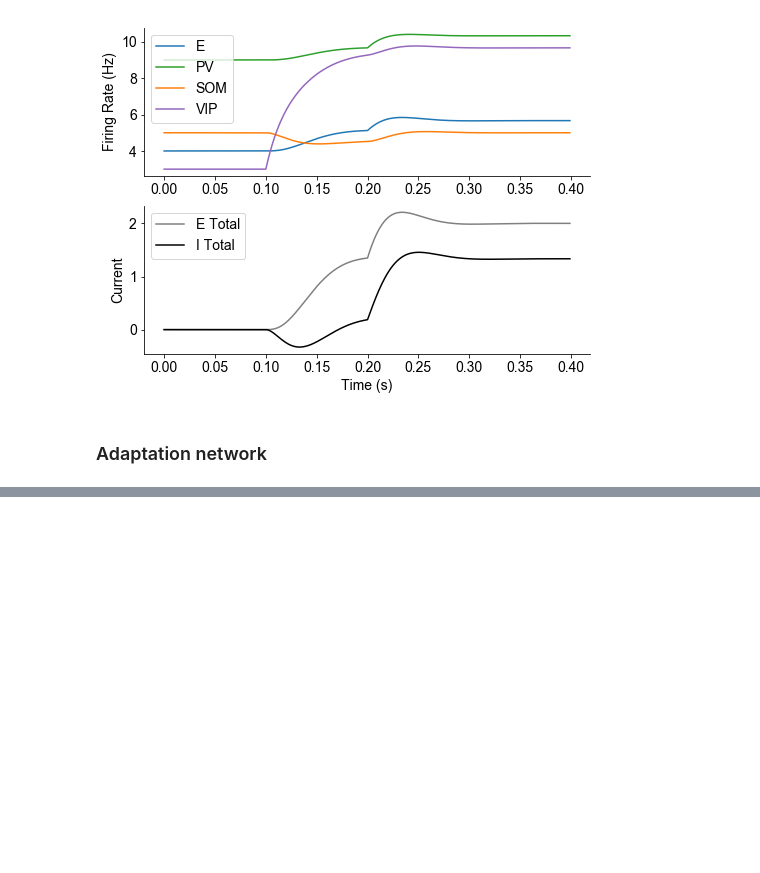
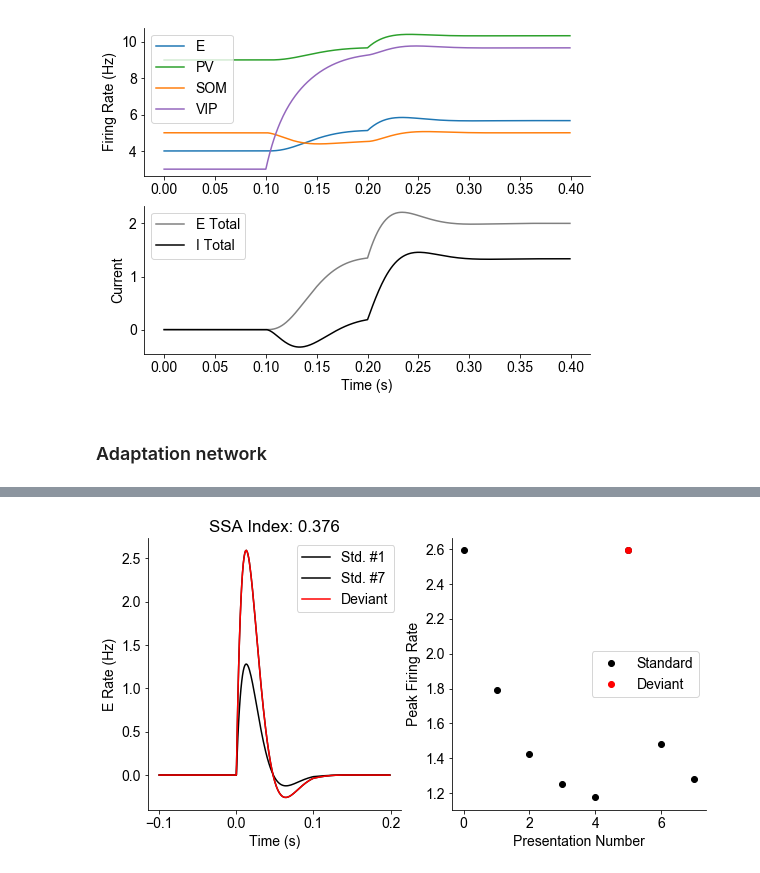
Before and after one commit to rdgao/1E3I, a Jupyter notebook: notebooks/rate_model.ipynb, the cells around one changed output, grey strips where cells are left out. Cells and saved outputs as stored; diff of their text form; code cells hidden in the pictures; blank space fills up the shorter version.

```diff
--- a/notebooks/rate_model.ipynb
+++ b/notebooks/rate_model.ipynb
@@ -207,8 +239,0 @@ plot_rates(t,r[:,:4]+r0, W)
-# %%
-r2b = np.vstack((np.linspace(1,0,n_pulses), np.zeros((2,n_pulses)))).T # color
-plt.figure(figsize=(5,5))
-t_trial, r_trial = stim_trig(r, stim_times, dt)
-[plt.plot(t_trial, r_trial[i,:,0].T+r0[0], color=r2b[i], label='Pres. #%i'%(i+1)) for i in range(len(stim_times))]
-plt.xlabel('Time (s)'); plt.ylabel('E Rate (Hz)')
-plt.legend(); plt.title('SSA Index: %.3f'%(SSA(r0[:,None]+r_trial[:4,:,0])))
-sns.despine()
@@ -216,0 +259,16 @@ sns.despine()
+# %%
+plt.figure(figsize=(10,5))
+plt.subplot(1,2,1)
+[plt.plot(t_trial, r_trial_std[i,:,0].T, 'k', alpha=1-i*(1/len(stim_times_std))*0, label='Std. #%i'%(i+1)) for i in [0, len(stim_times_std)-1]]
+plt.plot(t_trial, r_trial_dev[0,:,0], 'r', label='Deviant')
+plt.xlabel('Time (s)'); plt.ylabel('E Rate (Hz)')
+plt.legend(); plt.title('SSA Index: %.3f'%(ssa))
+sns.despine()
+
+plt.subplot(1,2,2)
+plt.plot(trial_fr, 'ko', label='Standard');
+plt.plot(dev_trial, trial_fr[dev_trial], 'ro', label='Deviant');
+plt.xlabel('Presentation Number'); plt.ylabel('Peak Firing Rate');
+plt.legend(); sns.despine()
+# %% [output]
+[figure, added]
```
Also changed, not shown: parts of 5 cells of this notebook.
